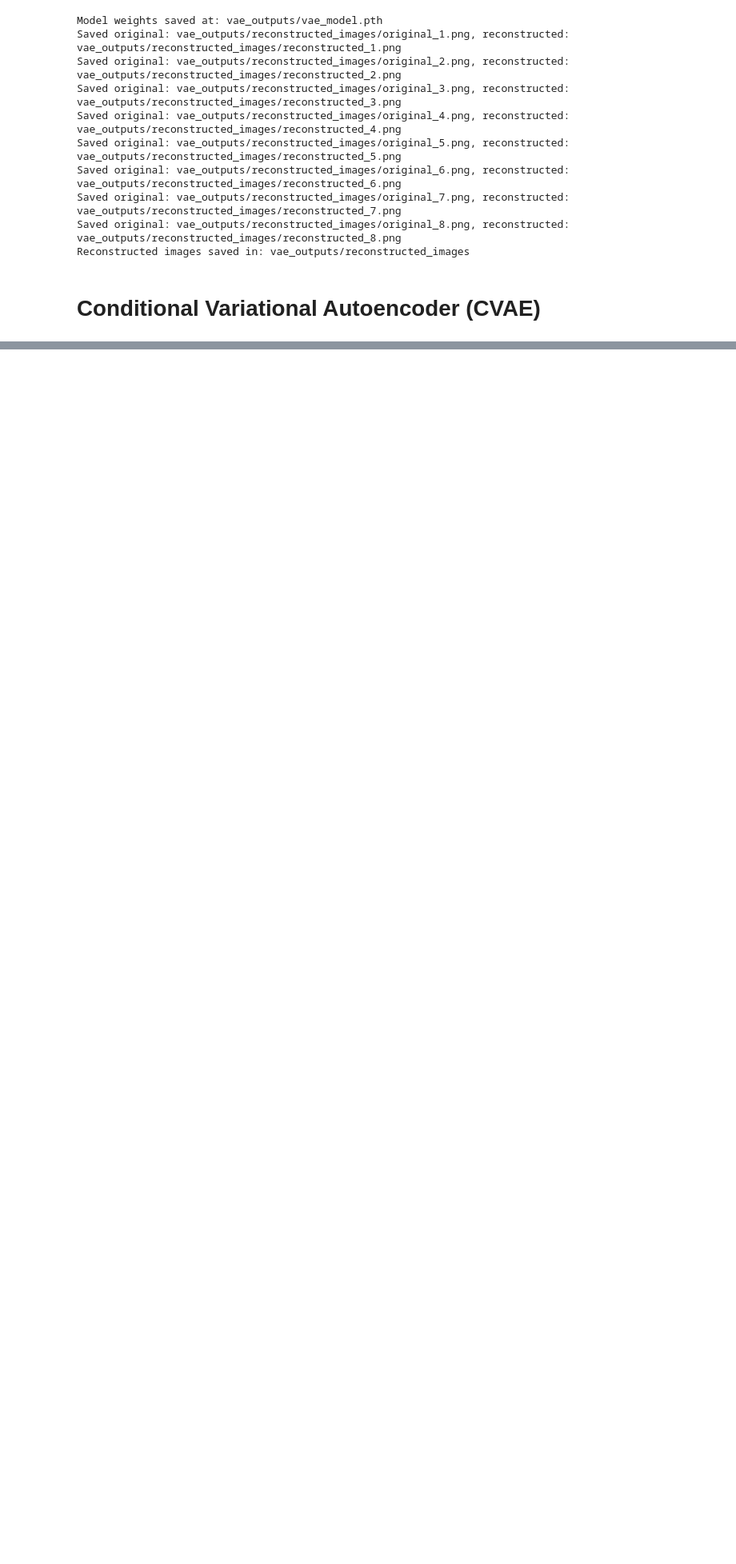
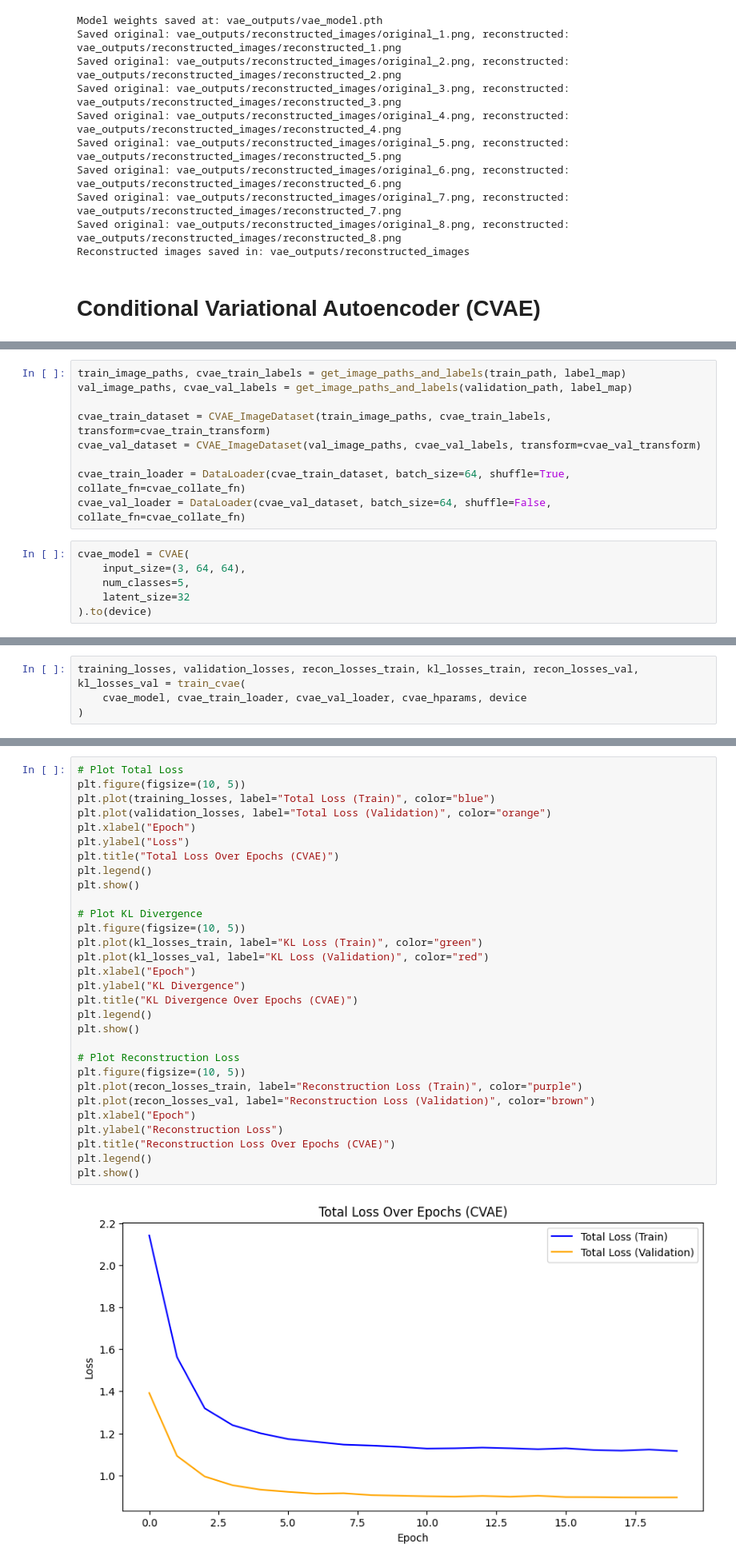
Before and after one commit to LilitAsminian/Deep-Learning, a Jupyter notebook: vae_cvae.ipynb, the cells around one changed output, grey strips where cells are left out. Shown at 80% size. Saved outputs shown, nothing was run; the diff lists cells and outputs as text; blank space fills up the shorter version.

Commit message:
CVAE model

```diff
--- a/vae_cvae.ipynb
+++ b/vae_cvae.ipynb
@@ -525,0 +633,15 @@ Reconstructed images saved in: vae_outputs/reconstructed_images
+# %%
+train_image_paths, cvae_train_labels = get_image_paths_and_labels(train_path, label_map)
+val_image_paths, cvae_val_labels = get_image_paths_and_labels(validation_path, label_map)
+
+cvae_train_dataset = CVAE_ImageDataset(train_image_paths, cvae_train_labels, transform=cvae_train_transform)
+cvae_val_dataset = CVAE_ImageDataset(val_image_paths, cvae_val_labels, transform=cvae_val_transform)
+
+cvae_train_loader = DataLoader(cvae_train_dataset, batch_size=64, shuffle=True, collate_fn=cvae_collate_fn)
+cvae_val_loader = DataLoader(cvae_val_dataset, batch_size=64, shuffle=False, collate_fn=cvae_collate_fn)
+# %%
+cvae_model = CVAE(
+    input_size=(3, 64, 64),
+    num_classes=5,
+    latent_size=32
+).to(device)
@@ -525,0 +763,4 @@ Reconstructed images saved in: vae_outputs/reconstructed_images
+# %%
+training_losses, validation_losses, recon_losses_train, kl_losses_train, recon_losses_val, kl_losses_val = train_cvae(
+    cvae_model, cvae_train_loader, cvae_val_loader, cvae_hparams, device
+)
@@ -525,0 +785,32 @@ Reconstructed images saved in: vae_outputs/reconstructed_images
+# %%
+# Plot Total Loss
+plt.figure(figsize=(10, 5))
+plt.plot(training_losses, label="Total Loss (Train)", color="blue")
+plt.plot(validation_losses, label="Total Loss (Validation)", color="orange")
+plt.xlabel("Epoch")
+plt.ylabel("Loss")
+plt.title("Total Loss Over Epochs (CVAE)")
+plt.legend()
+plt.show()
+
+# Plot KL Divergence
+plt.figure(figsize=(10, 5))
+plt.plot(kl_losses_train, label="KL Loss (Train)", color="green")
+plt.plot(kl_losses_val, label="KL Loss (Validation)", color="red")
+plt.xlabel("Epoch")
+plt.ylabel("KL Divergence")
+plt.title("KL Divergence Over Epochs (CVAE)")
+plt.legend()
+plt.show()
+
+# Plot Reconstruction Loss
+plt.figure(figsize=(10, 5))
+plt.plot(recon_losses_train, label="Reconstruction Loss (Train)", color="purple")
+plt.plot(recon_losses_val, label="Reconstruction Loss (Validation)", color="brown")
+plt.xlabel("Epoch")
+plt.ylabel("Reconstruction Loss")
+plt.title("Reconstruction Loss Over Epochs (CVAE)")
+plt.legend()
+plt.show()
+# %% [output]
+[figure, added]
```
Also changed, not shown: parts of 21 cells of this notebook, 1 other file.
